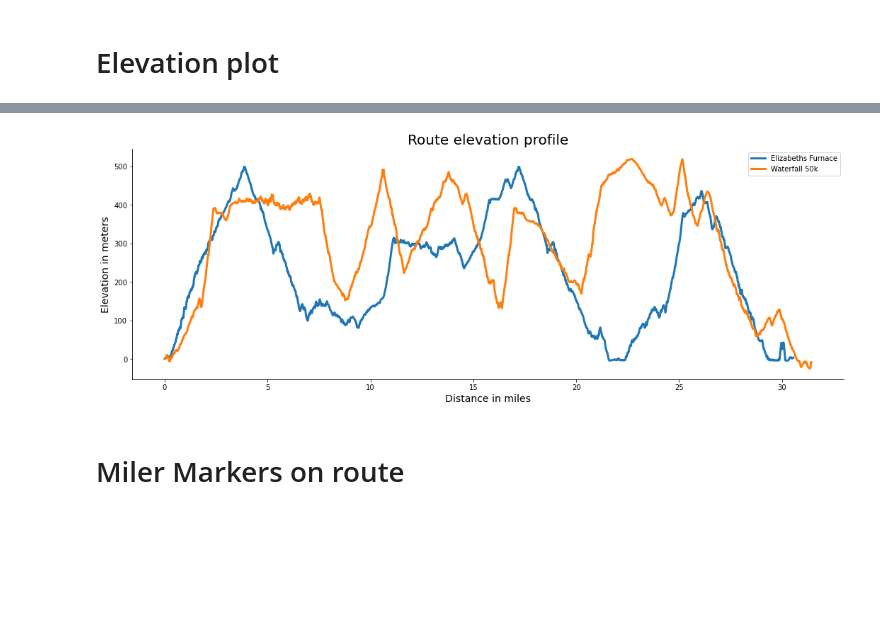
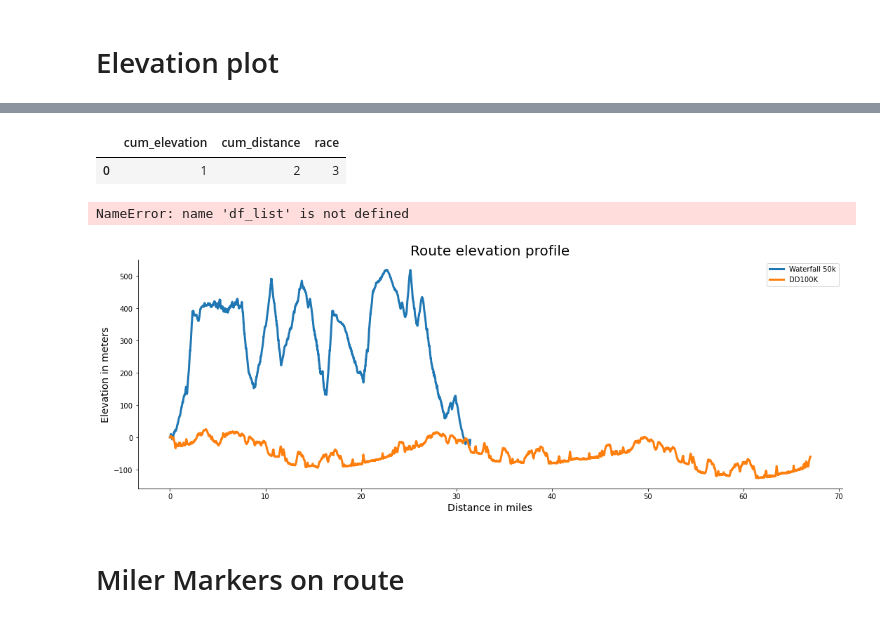
Before and after one commit to lrhf97/gpx_analysis, a Jupyter notebook: final_grade_analysis.ipynb, the cells around one changed output, grey strips where cells are left out. Cells and saved outputs as stored; diff of their text form; code cells hidden in the pictures; blank space fills up the shorter version.

```diff
--- a/final_grade_analysis.ipynb
+++ b/final_grade_analysis.ipynb
@@ -168,3 +171,5 @@ df_list
 # %%
 df_1 = pd.read_csv('data/route_csv/Elizabeths_Furnace.csv')
 df_2 = pd.read_csv('data/route_csv/vhtrc-waterfall-50k.csv')
+df_ring = pd.read_csv('data/route_csv/vhtrc-ring.csv')
+df_dd = pd.read_csv('data/route_csv/DD100K_2021.csv')
@@ -170,0 +187,23 @@ df_2 = pd.read_csv('data/route_csv/vhtrc-waterfall-50k.csv')
+# %%
+race_total = pd.DataFrame([[1, 2,3]], columns=['cum_elevation', 'cum_distance','race'])
+race_total
+# %% [output]
+|  | cum_elevation | cum_distance | race |
+| 0 | 1 | 2 | 3 |
+# %%
+# Elevations for all the dfs
+
+
+col_list = ['cum_elevation', 'cum_distance','race']
+
+
+race_total = race_total = pd.DataFrame([[1, 2,3]], columns=col_list)
+for r in df_list:
+    rdf = pd.read_csv('data/route_csv/'+r+'.csv')
+    race_info = rdf[['cum_distance','cum_elevation']]
+    race_info['race'] = r
+    race_total.append(race_info)
+
+race_total.head()
+# %% [output]
+NameError: name 'df_list' is not defined
@@ -171,14 +213,18 @@ df_2 = pd.read_csv('data/route_csv/vhtrc-waterfall-50k.csv')
 # %%
 plt.figure(figsize=(18,6))
-plt.plot(df_1['cum_distance'], df_1['cum_elevation'], label= "Elizabeths Furnace",  lw=3)
+# plt.plot(df_1['cum_distance'], df_1['cum_elevation'], label= "Elizabeths Furnace",  lw=3)
 plt.plot(df_2['cum_distance'], df_2['cum_elevation'], label = 'Waterfall 50k',  lw=3)
+# plt.plot(df_ring['cum_distance'], df_ring['cum_elevation'], label = 'The Ring',  lw=3)
+plt.plot(df_dd['cum_distance'], df_dd['cum_elevation'], label = 'DD100K',  lw=3)
+
+
 
 plt.title('Route elevation profile', size=20)
 plt.legend()
 plt.xlabel('Distance in miles', size=14)
 plt.ylabel('Elevation in meters', size=14);
 # %% [output]
-[figure, old version]
+[figure, new version]
 # %% [markdown]
 # Miler Markers on route
 # %%
```
Also changed, not shown: parts of 5 cells of this notebook, 1 other file.
